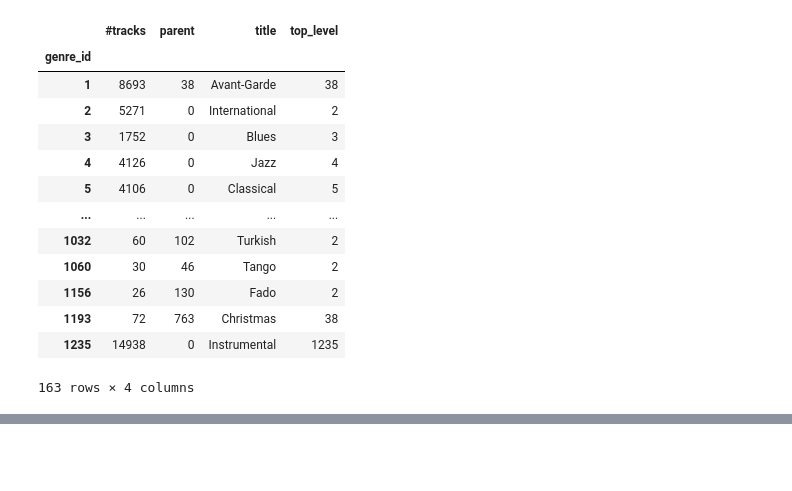
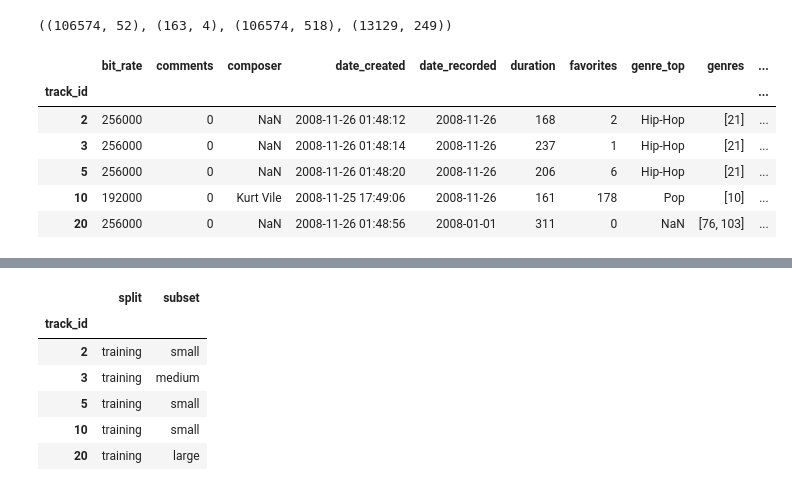
Before and after one commit to kkawula/music-genre-classification, a Jupyter notebook: notebook.ipynb, the cells around one changed output, grey strips where cells are left out. Saved outputs shown, nothing was run; the diff lists cells and outputs as text; code cells hidden in the pictures; blank space fills up the shorter version.

```diff
--- a/notebook.ipynb
+++ b/notebook.ipynb
@@ -1,23 +1,64 @@
 # %%
 import numpy as np
 import pandas as pd
+import ast
 
 with open("data/fma_metadata/genres.csv", "r") as f:
-    genres = pd.read_csv(f, index_col="genre_id")
+    genres = pd.read_csv(f, index_col=0)
 
-genres
+with open("data/fma_metadata/echonest.csv", "r") as f:
+    echonest = pd.read_csv(f, index_col=0, header=[0, 1, 2])
+
+with open("data/fma_metadata/features.csv", "r") as f:
+    features = pd.read_csv(f, index_col=0, header=[0, 1, 2])
+
+with open("data/fma_metadata/tracks.csv", "r") as f:
+    tracks = pd.read_csv(f, index_col=0, header=[0, 1])
+    COLUMNS = [('track', 'tags'), ('album', 'tags'), ('artist', 'tags'),
+                   ('track', 'genres'), ('track', 'genres_all')]
+    for column in COLUMNS:
+        tracks[column] = tracks[column].map(ast.literal_eval)
+
+    COLUMNS = [('track', 'date_created'), ('track', 'date_recorded'),
+                ('album', 'date_created'), ('album', 'date_released'),
+                ('artist', 'date_created'), ('artist', 'active_year_begin'),
+                ('artist', 'active_year_end')]
+    for column in COLUMNS:
+        tracks[column] = pd.to_datetime(tracks[column])
+
+    SUBSETS = ('small', 'medium', 'large')
+    try:
+        tracks['set', 'subset'] = tracks['set', 'subset'].astype(
+                'category', categories=SUBSETS, ordered=True)
+    except (ValueError, TypeError):
+        # the categories and ordered arguments were removed in pandas 0.25
+        tracks['set', 'subset'] = tracks['set', 'subset'].astype(
+                    pd.CategoricalDtype(categories=SUBSETS, ordered=True))
+
+    COLUMNS = [('track', 'genre_top'), ('track', 'license'),
+                ('album', 'type'), ('album', 'information'),
+                ('artist', 'bio')]
+    for column in COLUMNS:
+        tracks[column] = tracks[column].astype('category')
+
+np.testing.assert_array_equal(features.index, tracks.index)
+assert echonest.index.isin(tracks.index).all()
+
+tracks.shape, genres.shape, features.shape, echonest.shape
 # %% [output]
-|  | #tracks | parent | title | top_level |
-| genre_id |  |  |  |  |
-| 1 | 8693 | 38 | Avant-Garde | 38 |
-| 2 | 5271 | 0 | International | 2 |
-| 3 | 1752 | 0 | Blues | 3 |
-| 4 | 4126 | 0 | Jazz | 4 |
-| 5 | 4106 | 0 | Classical | 5 |
-| ... | ... | ... | ... | ... |
-| 1032 | 60 | 102 | Turkish | 2 |
-| 1060 | 30 | 46 | Tango | 2 |
-| 1156 | 26 | 130 | Fado | 2 |
-| 1193 | 72 | 763 | Christmas | 38 |
-| 1235 | 14938 | 0 | Instrumental | 1235 |
-163 rows × 4 columns
+((106574, 52), (163, 4), (106574, 518), (13129, 249))
+# %%
+import IPython.display as ipd
+
+ipd.display(tracks['track'].head())
+ipd.display(tracks['album'].head())
+ipd.display(tracks['artist'].head())
+ipd.display(tracks['set'].head())
+# %% [output]
+|  | bit_rate | comments | composer | date_created | date_recorded | duration | favorites | genre_top | genres | ... |
+| track_id |  |  |  |  |  |  |  |  |  | ... |
+| 2 | 256000 | 0 | NaN | 2008-11-26 01:48:12 | 2008-11-26 | 168 | 2 | Hip-Hop | [21] | ... |
+| 3 | 256000 | 0 | NaN | 2008-11-26 01:48:14 | 2008-11-26 | 237 | 1 | Hip-Hop | [21] | ... |
+| 5 | 256000 | 0 | NaN | 2008-11-26 01:48:20 | 2008-11-26 | 206 | 6 | Hip-Hop | [21] | ... |
+| 10 | 192000 | 0 | Kurt Vile | 2008-11-25 17:49:06 | 2008-11-26 | 161 | 178 | Pop | [10] | ... |
+| 20 | 256000 | 0 | NaN | 2008-11-26 01:48:56 | 2008-01-01 | 311 | 0 | NaN | [76, 103] | ... |
@@ -23,0 +79,7 @@ genres
+|  | split | subset |
+| track_id |  |  |
+| 2 | training | small |
+| 3 | training | medium |
+| 5 | training | small |
+| 10 | training | small |
+| 20 | training | large |
```
Also changed, not shown: parts of 4 cells of this notebook, 2 other files.
